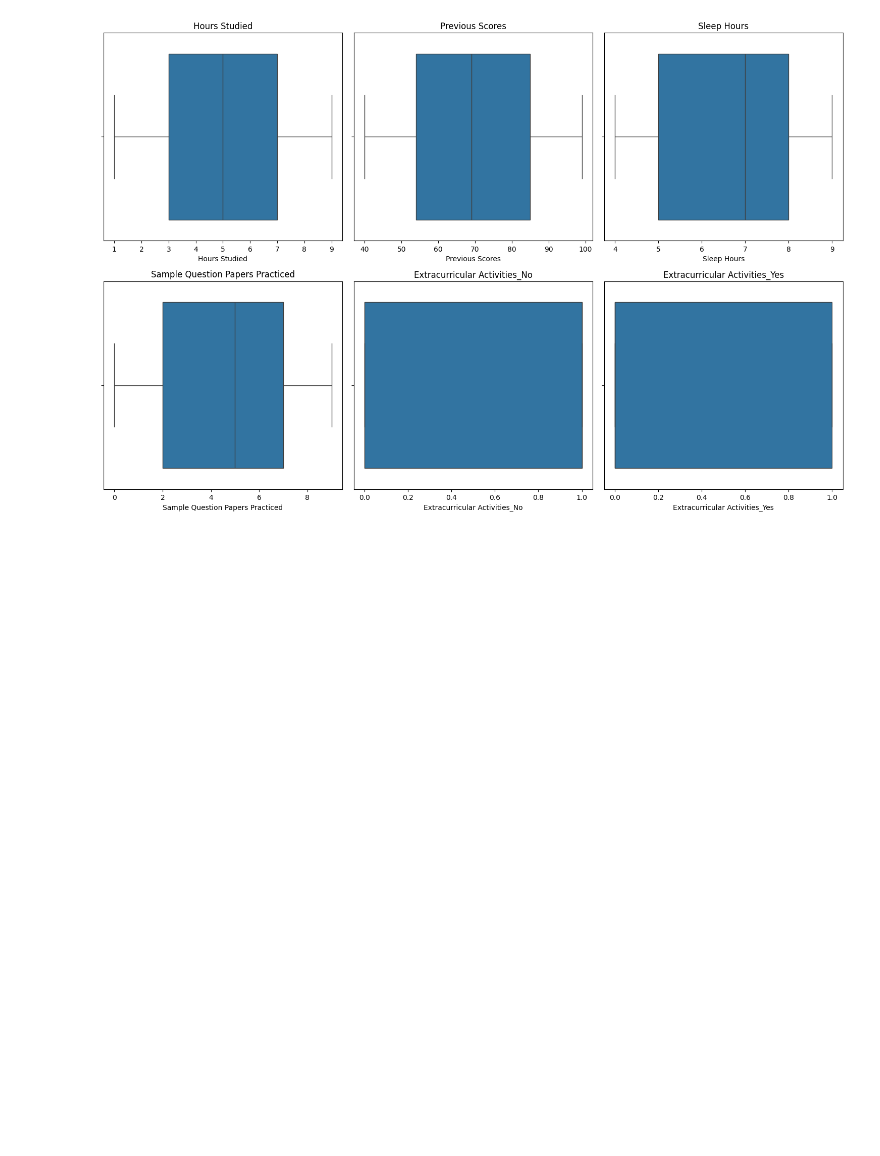
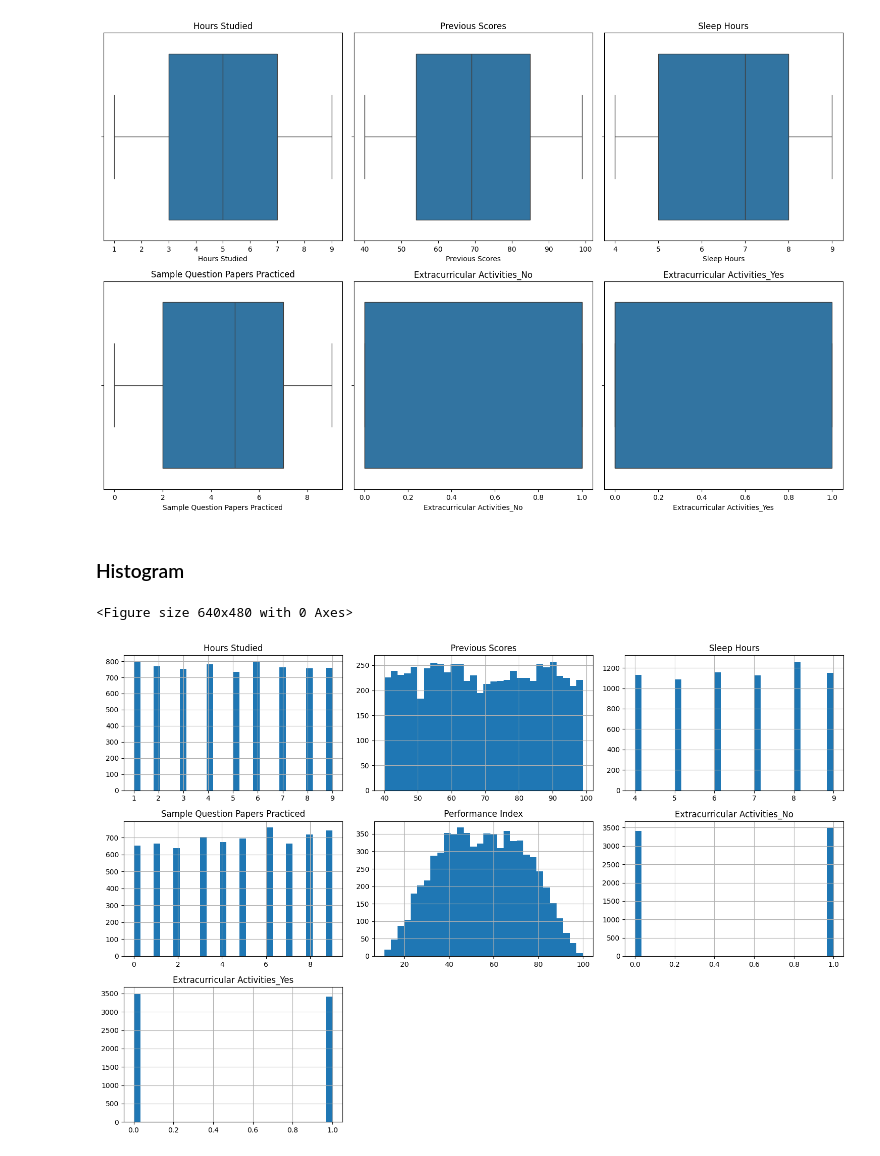
Before and after one commit to moodizone/machine_learning, a Jupyter notebook: notebooks/student-performance.ipynb, the cells around one changed output. Drawn from its saved outputs; the diff is of its cells as text; code cells hidden in the pictures; blank space fills up the shorter version.

Commit message:
🚧 histogram and pair plot

```diff
--- a/notebooks/student-performance.ipynb
+++ b/notebooks/student-performance.ipynb
@@ -134,3 +134,13 @@ plt.show()
 # %% [output]
 <Figure size 640x480 with 0 Axes>
 [figure]
+# %% [markdown]
+### Histogram
+# %%
+plt.figure()
+train_data.hist(bins=30, figsize=(15, 10))
+plt.tight_layout()
+plt.show()
+# %% [output]
+<Figure size 640x480 with 0 Axes>
+[figure, added]
```
Also changed, not shown: parts of 3 cells of this notebook.
